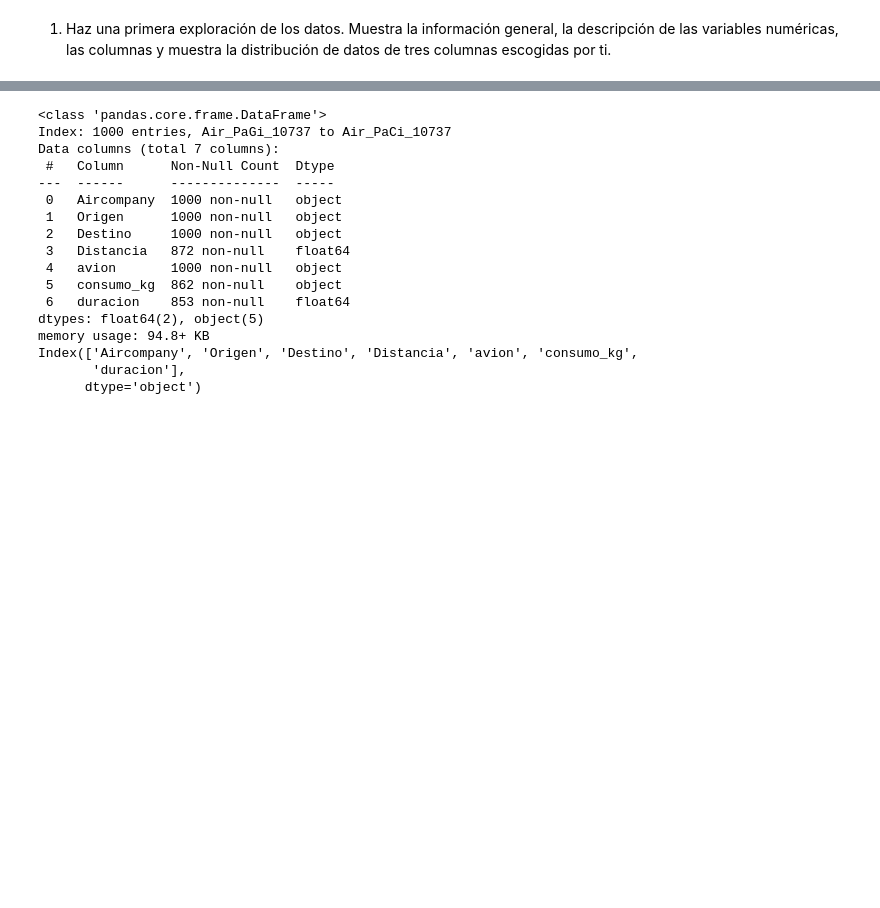
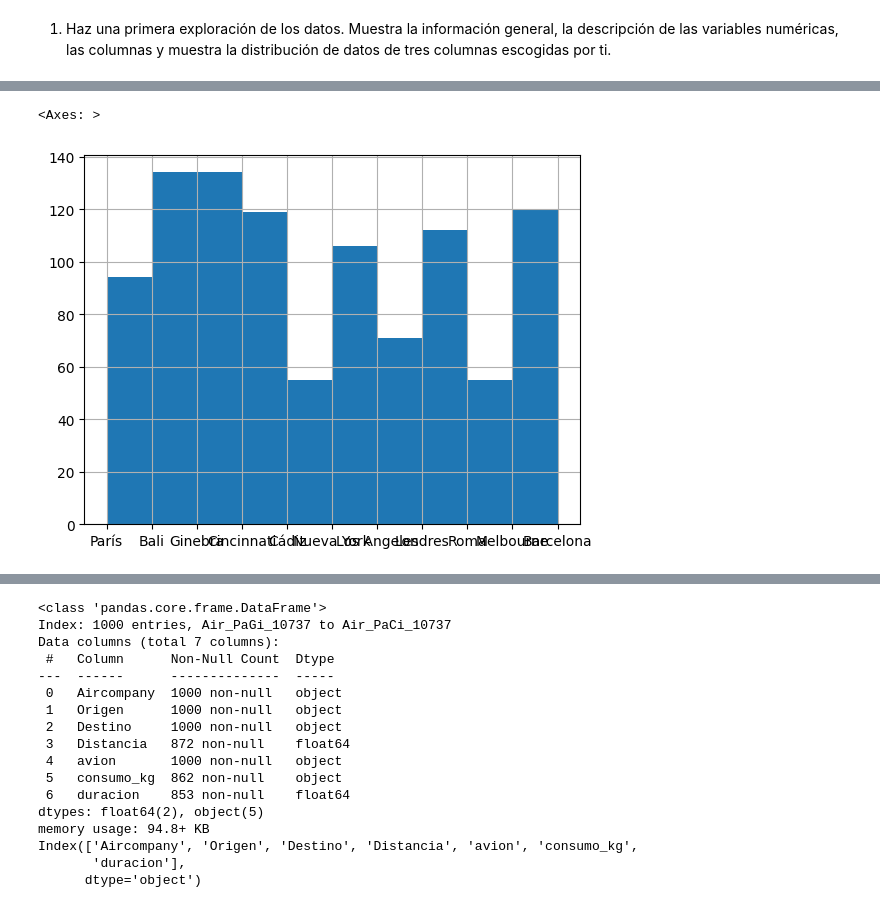
Before and after one commit to enriquerc95/ONLINE_DS_THEBRIDGE_ENRIQUE_RAMIREZ, a Jupyter notebook: EJERCICIOS/SPRINT4/PRACTICA OBLIGATORIA/Practica_Obligatoria/18_Practica_Obligatoria_Pandas_II.ipynb, the cells around one changed output, grey strips where cells are left out. Drawn from its saved outputs; the diff is of its cells as text; code cells hidden in the pictures; blank space fills up the shorter version.

```diff
--- a/EJERCICIOS/SPRINT4/PRACTICA OBLIGATORIA/Practica_Obligatoria/18_Practica_Obligatoria_Pandas_II.ipynb
+++ b/EJERCICIOS/SPRINT4/PRACTICA OBLIGATORIA/Practica_Obligatoria/18_Practica_Obligatoria_Pandas_II.ipynb
@@ -30,0 +73,7 @@ df_viajes_aereos.head()
+# %%
+#histograma, agrupació por resultado
+df_viajes_aereos.Origen.hist()
+#nos ayuda a verlo más claro
+# %% [output]
+<Axes: >
+[figure, added]
```
Also changed, not shown: parts of 12 cells of this notebook, 3 other files.
